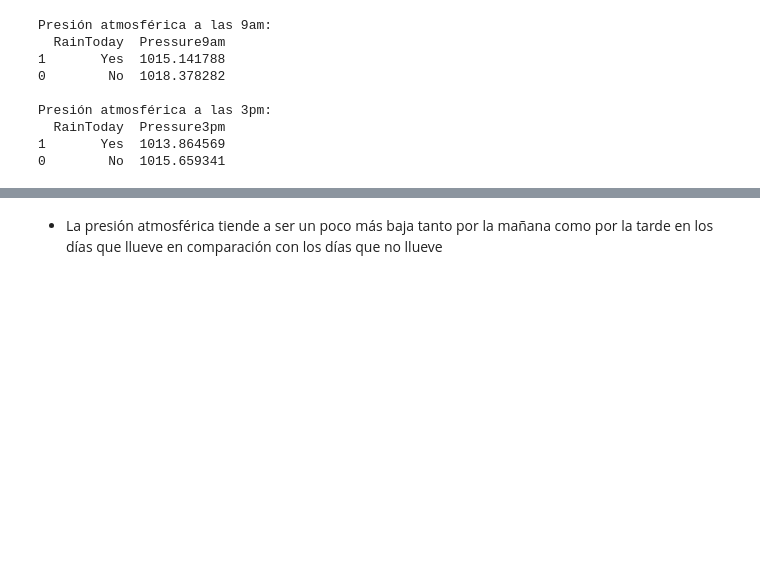
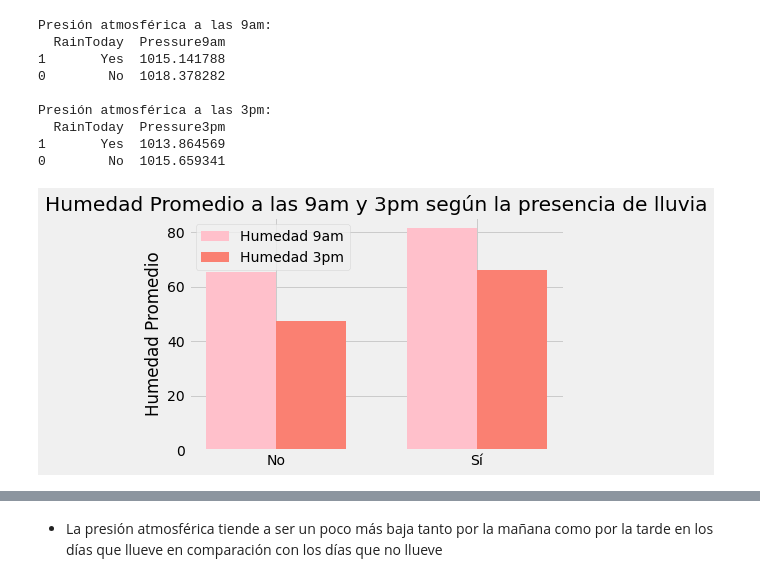
Before and after one commit to xmorh/mineriaDatos, a Jupyter notebook: Entrega1.ipynb, the cells around one changed output, grey strips where cells are left out. Cells and saved outputs as stored; diff of their text form; code cells hidden in the pictures; blank space fills up the shorter version.

```diff
--- a/Entrega1.ipynb
+++ b/Entrega1.ipynb
@@ -311,3 +327,18 @@ Presión atmosférica a las 3pm:
   RainToday  Pressure3pm
 1       Yes  1013.864569
 0        No  1015.659341
+# %%
+
+x = np.arange(len(labels))
+width = 0.35
+fig, ax = plt.subplots()
+ax.bar(x - width/2, humedad_9am, width, label='Humedad 9am', color='pink')
+ax.bar(x + width/2, humedad_3pm, width, label='Humedad 3pm', color='salmon')
+ax.set_ylabel('Humedad Promedio')
+ax.set_title('Humedad Promedio a las 9am y 3pm según la presencia de lluvia')
+ax.set_xticks(x)
+ax.set_xticklabels(labels)
+ax.legend()
+plt.show()
+# %% [output]
+[figure, added]
```
Also changed, not shown: parts of 22 cells of this notebook.
